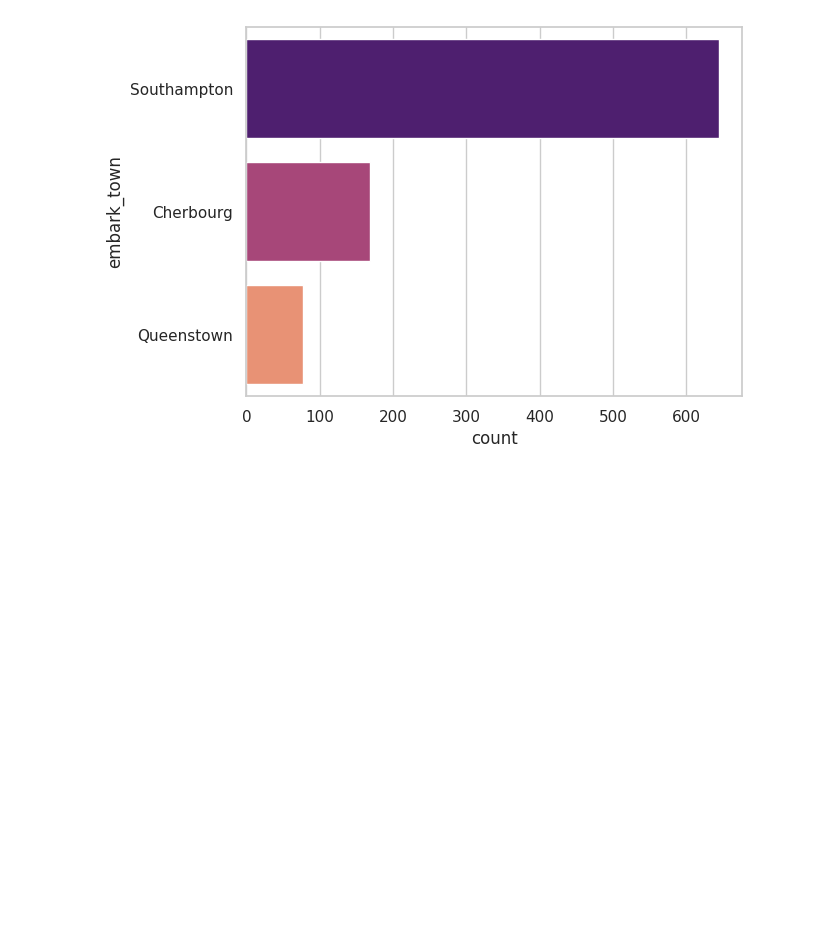
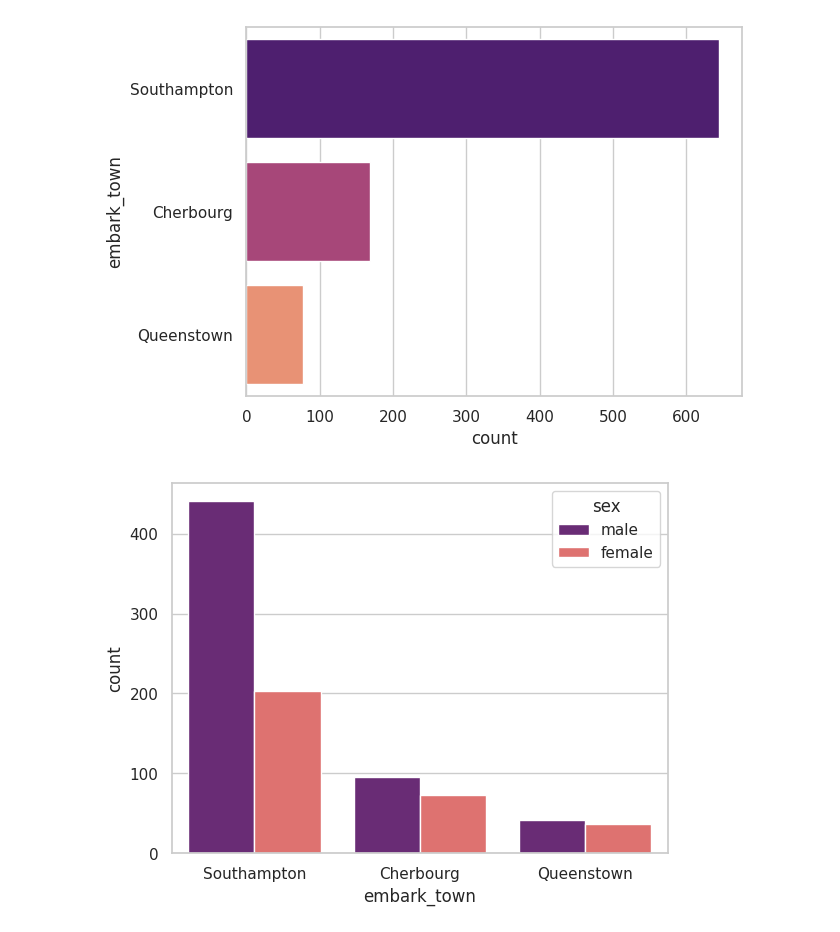
Before and after one commit to crissyro/base-of-DS, a Jupyter notebook: notebooks/basic_of_seaborn.ipynb, the cells around one changed output. Drawn from its saved outputs; the diff is of its cells as text; code cells hidden in the pictures; blank space fills up the shorter version.

Commit message:
barplot countplot

```diff
--- a/notebooks/basic_of_seaborn.ipynb
+++ b/notebooks/basic_of_seaborn.ipynb
@@ -52,0 +72,2 @@ df
+# %%
+df = df.dropna(subset=['age'])
@@ -58,3 +98,7 @@ sns.countplot(data=df, x='embark_town', palette='magma');
 sns.countplot(data=df, y='embark_town', palette='magma');
 # %% [output]
 [figure]
+# %%
+sns.countplot(data=df, x='embark_town', hue='sex', palette='magma');
+# %% [output]
+[figure, added]
```
Also changed, not shown: parts of 7 cells of this notebook.
